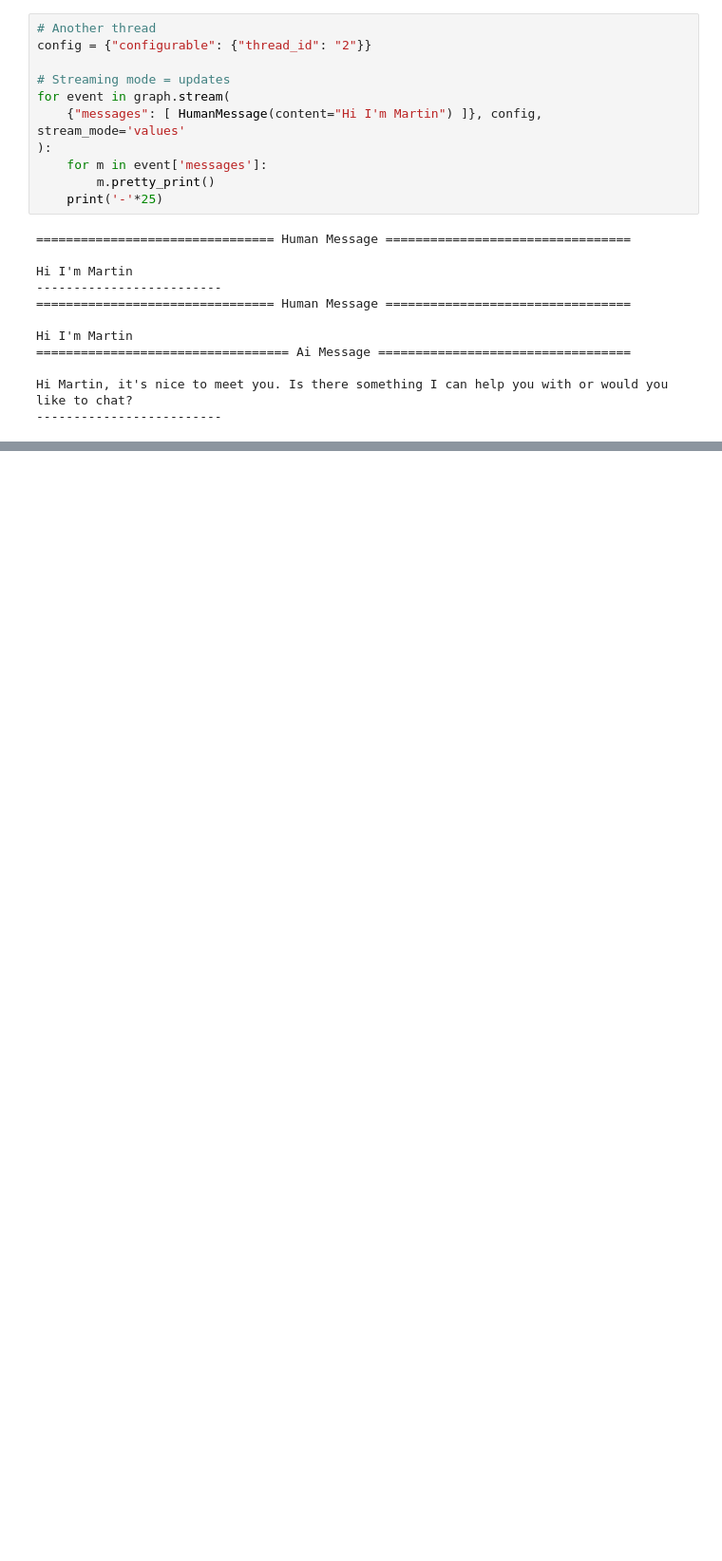
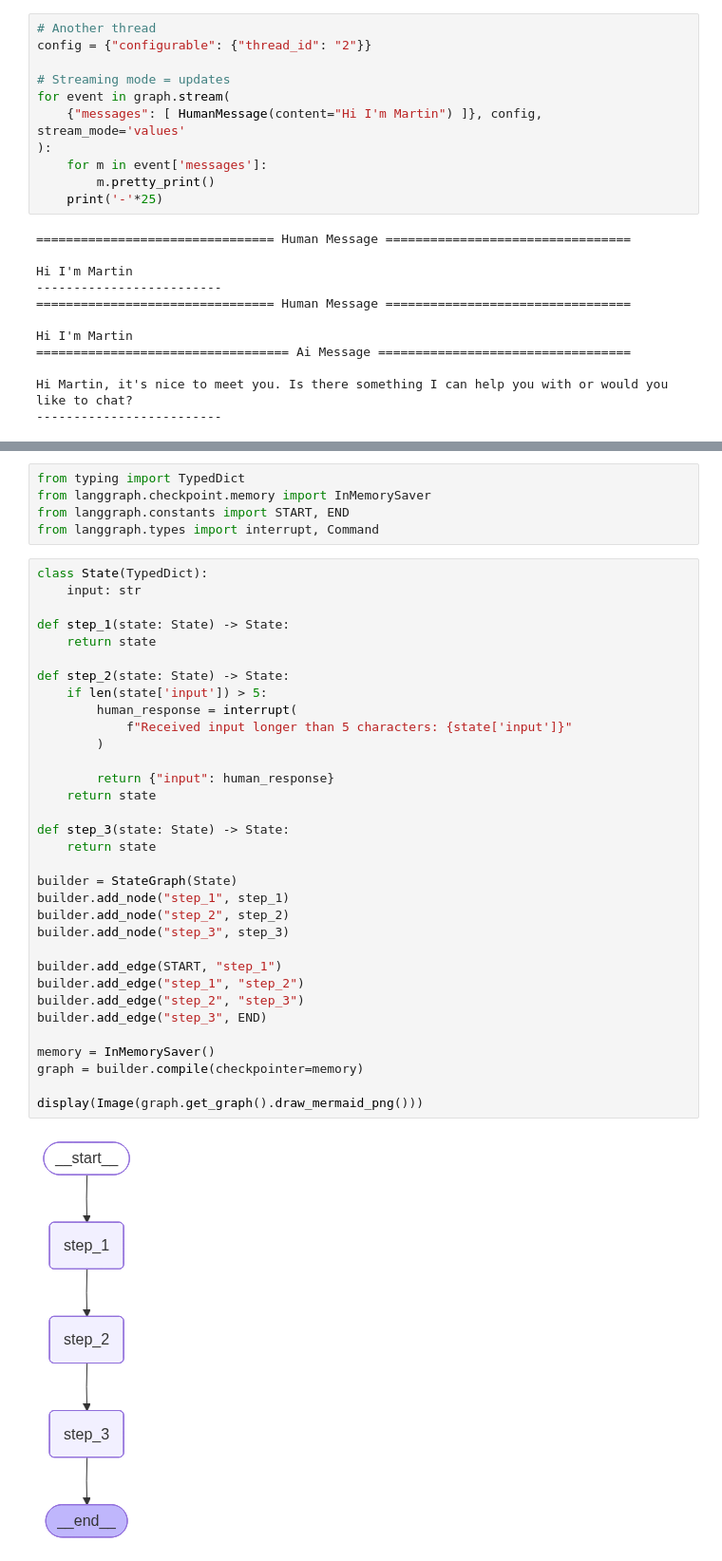
Before and after one commit to minimartzz/learning, a Jupyter notebook: agents/langgraph/03_editing_state_and_human_feedback.ipynb, the cells around one changed output, grey strips where cells are left out. Shown at 95% size. Cells and saved outputs as stored; diff of their text form; blank space fills up the shorter version.

```diff
--- a/agents/langgraph/03_editing_state_and_human_feedback.ipynb
+++ b/agents/langgraph/03_editing_state_and_human_feedback.ipynb
@@ -145,0 +603,40 @@ Hi Martin, it's nice to meet you. Is there something I can help you with or woul
+# %%
+from typing import TypedDict
+from langgraph.checkpoint.memory import InMemorySaver
+from langgraph.constants import START, END
+from langgraph.types import interrupt, Command
+# %%
+class State(TypedDict):
+    input: str
+
+def step_1(state: State) -> State:
+    return state
+
+def step_2(state: State) -> State:
+    if len(state['input']) > 5:
+        human_response = interrupt(
+            f"Received input longer than 5 characters: {state['input']}"
+        )
+
+        return {"input": human_response}
+    return state
+
+def step_3(state: State) -> State:
+    return state
+
+builder = StateGraph(State)
+builder.add_node("step_1", step_1)
+builder.add_node("step_2", step_2)
+builder.add_node("step_3", step_3)
+
+builder.add_edge(START, "step_1")
+builder.add_edge("step_1", "step_2")
+builder.add_edge("step_2", "step_3")
+builder.add_edge("step_3", END)
+
+memory = InMemorySaver()
+graph = builder.compile(checkpointer=memory)
+
+display(Image(graph.get_graph().draw_mermaid_png()))
+# %% [output]
+[figure, added]
```
Also changed, not shown: parts of 45 cells of this notebook.
